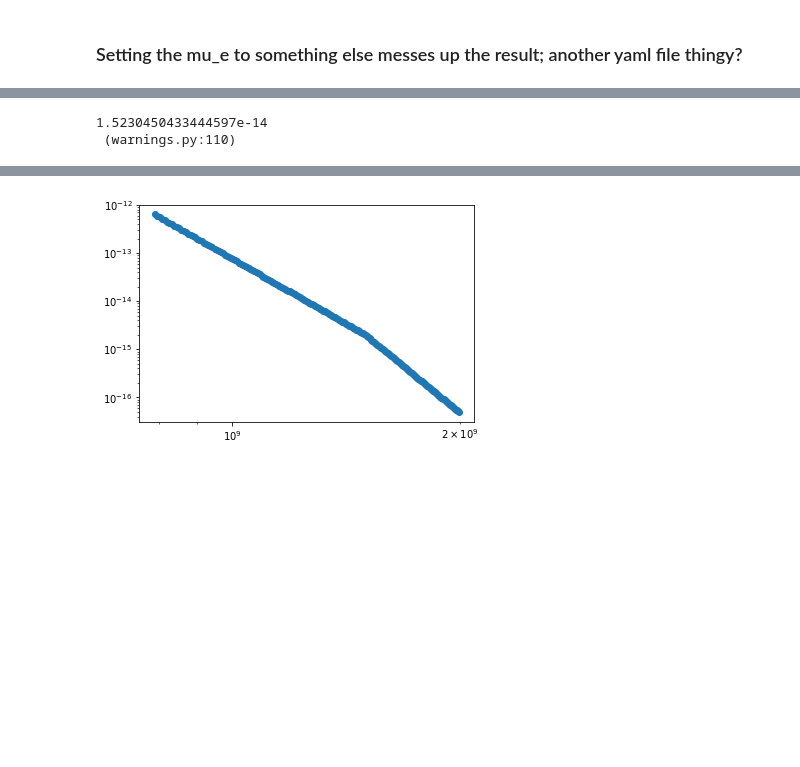
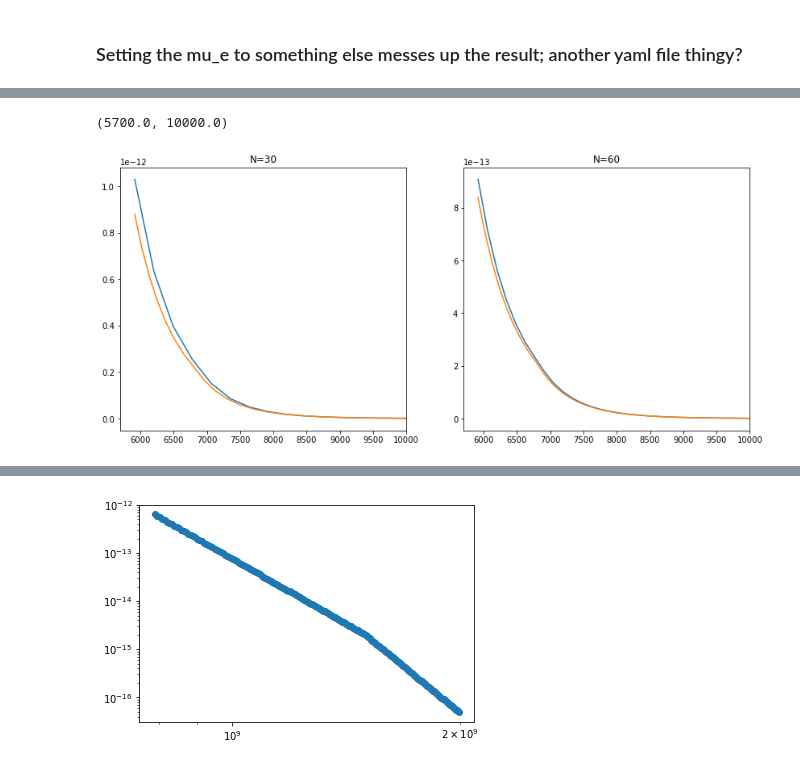
Before and after one commit to Csogeza/MPA, a Jupyter notebook: TARDIS_start/Density_File_generator.ipynb, the cells around one changed output, grey strips where cells are left out. Cells and saved outputs as stored; diff of their text form; code cells hidden in the pictures; blank space fills up the shorter version.

```diff
--- a/TARDIS_start/Density_File_generator.ipynb
+++ b/TARDIS_start/Density_File_generator.ipynb
@@ -292,8 +481,23 @@ def generate_broken_powerlaw_grid_vph(n1, n2, v_th, v_ph, t0, mu_e, tau, vgrid_n
+# %%
+f = plt.figure(figsize=(14,6))
+ax = f.add_subplot(1,2,1)
+plt.title('N=30',fontsize=12)
+plt.plot(vg1_30, rg1_30)
+#plt.plot(vg15, rg15)
+plt.plot(vg2_30, rg2_30)
+plt.xlim(5700,10000)
+
+ax = f.add_subplot(1,2,2)
+plt.title('N=60',fontsize=12)
+plt.plot(vg1_60, rg1_60)
+#plt.plot(vg15, rg15)
+plt.plot(vg2_60, rg2_60)
+plt.xlim(5700,10000)
+# %% [output]
+(5700.0, 10000.0)
+[figure, added]
 # %%
-rgo = generate_broken_powerlaw_grid_vph(9, 13, 15000, 12000, 9, 1.6735575e-24, 20, 200)
+rgo = generate_broken_powerlaw_grid_vph(9, 13, 15000, 12000, 9, 1.6735575e-24, 20, 30, 20000, templ_file='tardis_custom.yml')
-# %% [output]
-1.5230450433444597e-14
- (warnings.py:110)
 # %%
 sim = run_tardis('tardis_broken_pow_cust_new.yml')
 # %% [output]
```
Also changed, not shown: parts of 26 cells of this notebook, 10 other files.
